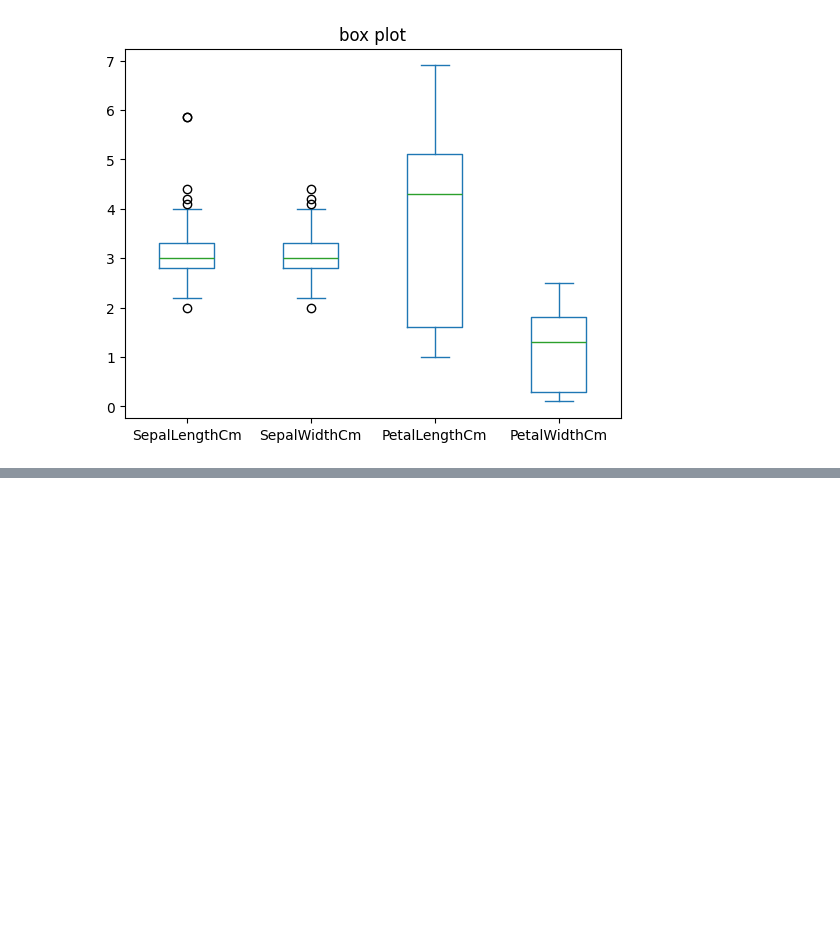
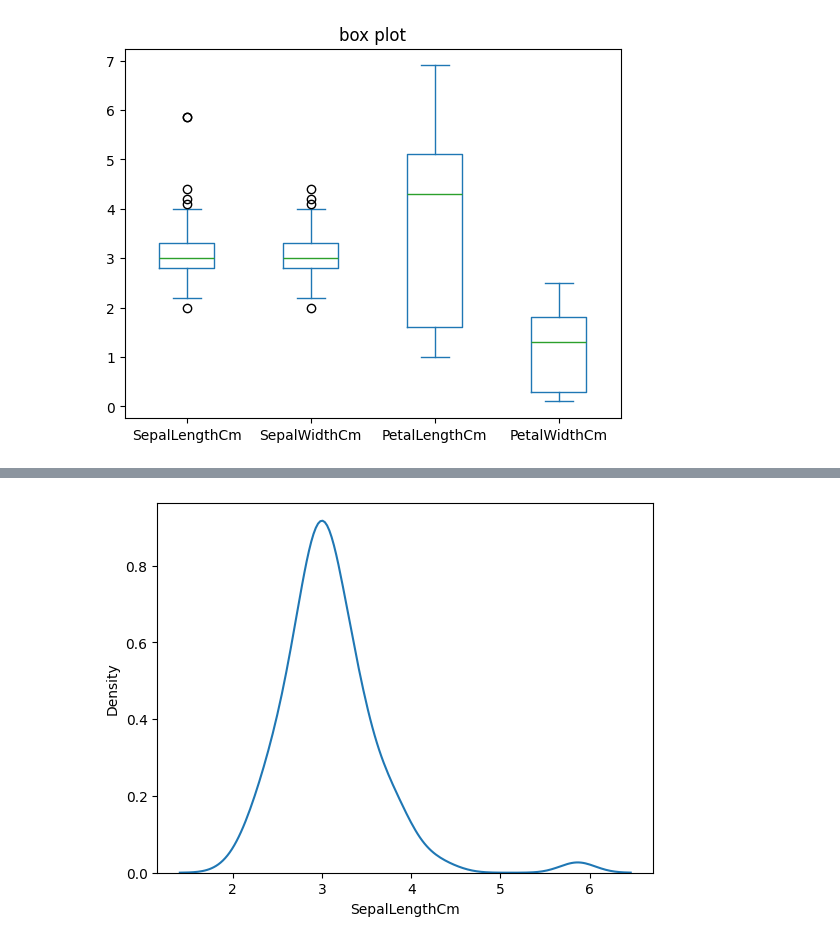
Before and after one commit to anishkr-sahu/data_visualization, a Jupyter notebook: Revision_day_1.ipynb, the cells around one changed output, grey strips where cells are left out. Cells and saved outputs as stored; diff of their text form; code cells hidden in the pictures; blank space fills up the shorter version.

```diff
--- a/Revision_day_1.ipynb
+++ b/Revision_day_1.ipynb
@@ -272,0 +293,5 @@ plt.show()
+# %%
+sns.kdeplot(data['SepalLengthCm'])
+plt.show()
+# %% [output]
+[figure, added]
```
Also changed, not shown: parts of 12 cells of this notebook.
